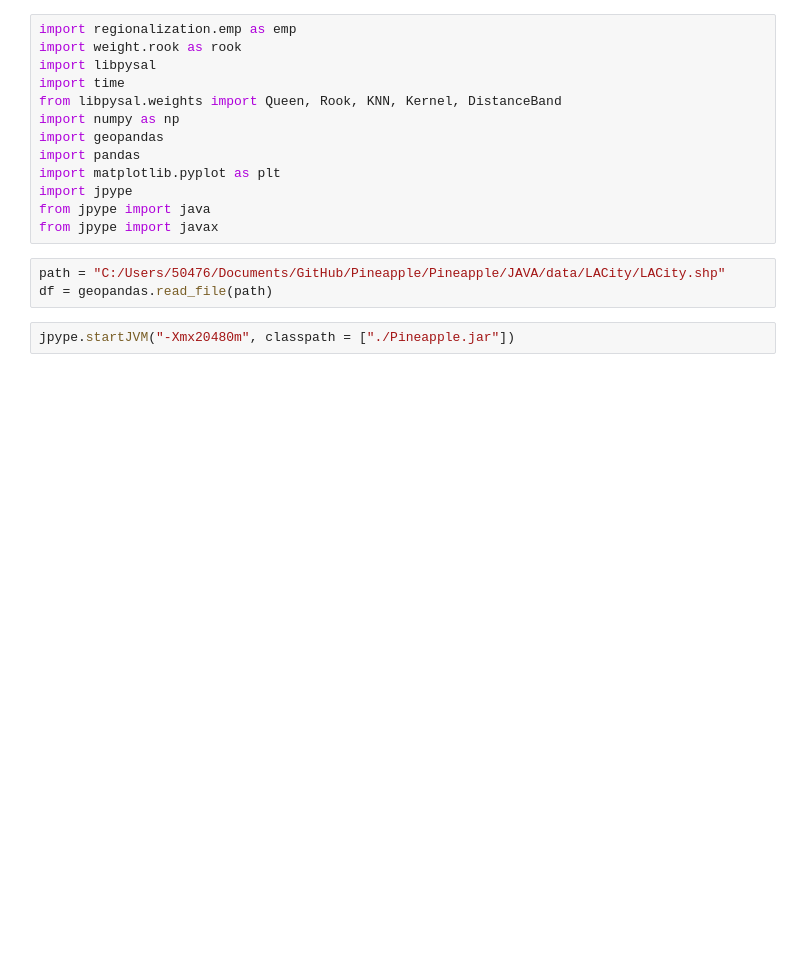
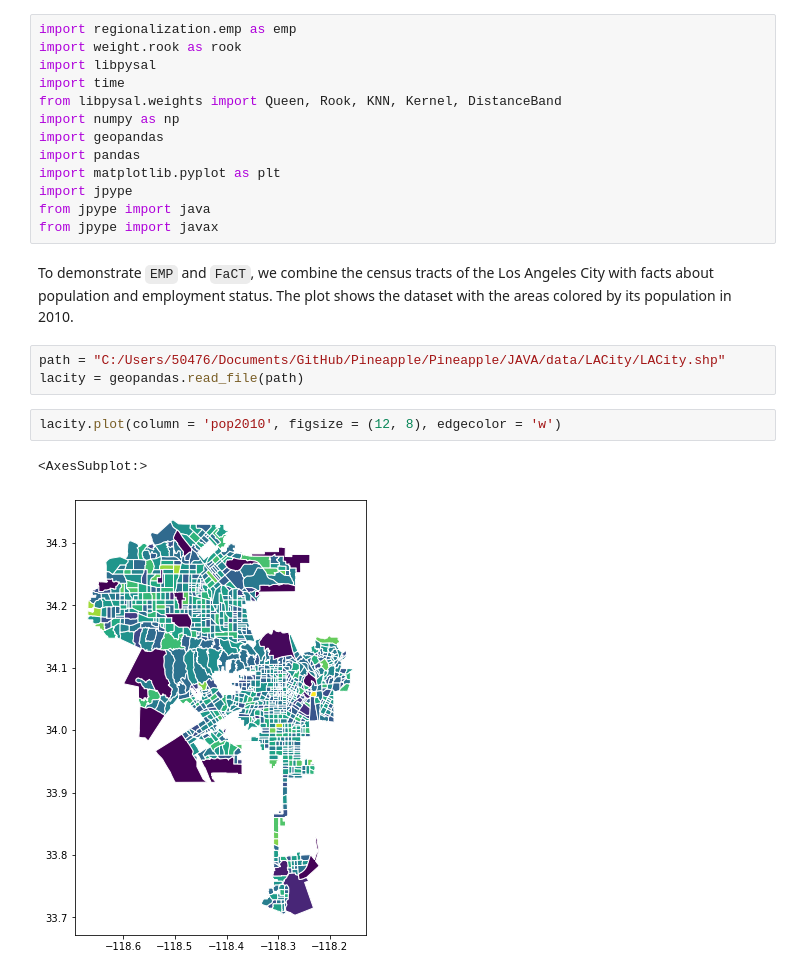
Before and after one commit to MagdyLab/Pyneapple, a Jupyter notebook: notebooks/EMP.ipynb, the cells around one changed output. Drawn from its saved outputs; the diff is of its cells as text; blank space fills up the shorter version.

```diff
--- a/notebooks/EMP.ipynb
+++ b/notebooks/EMP.ipynb
@@ -13,8 +18,13 @@ import matplotlib.pyplot as plt
 import jpype
 from jpype import java
 from jpype import javax
+# %% [markdown]
+To demonstrate `EMP` and `FaCT`, we combine the census tracts of the Los Angeles City with facts about population and employment status. The plot shows the dataset with the areas colored by its population in 2010.
 # %%
 path = "C:/Users/50476/Documents/GitHub/Pineapple/Pineapple/JAVA/data/LACity/LACity.shp"
-df = geopandas.read_file(path)
+lacity = geopandas.read_file(path)
-# %%
-jpype.startJVM("-Xmx20480m", classpath = ["./Pineapple.jar"])
+# %%
+lacity.plot(column = 'pop2010', figsize = (12, 8), edgecolor = 'w')
+# %% [output]
+<AxesSubplot:>
+[figure, added]
```
Also changed, not shown: parts of 21 cells of this notebook, 26 other files.
